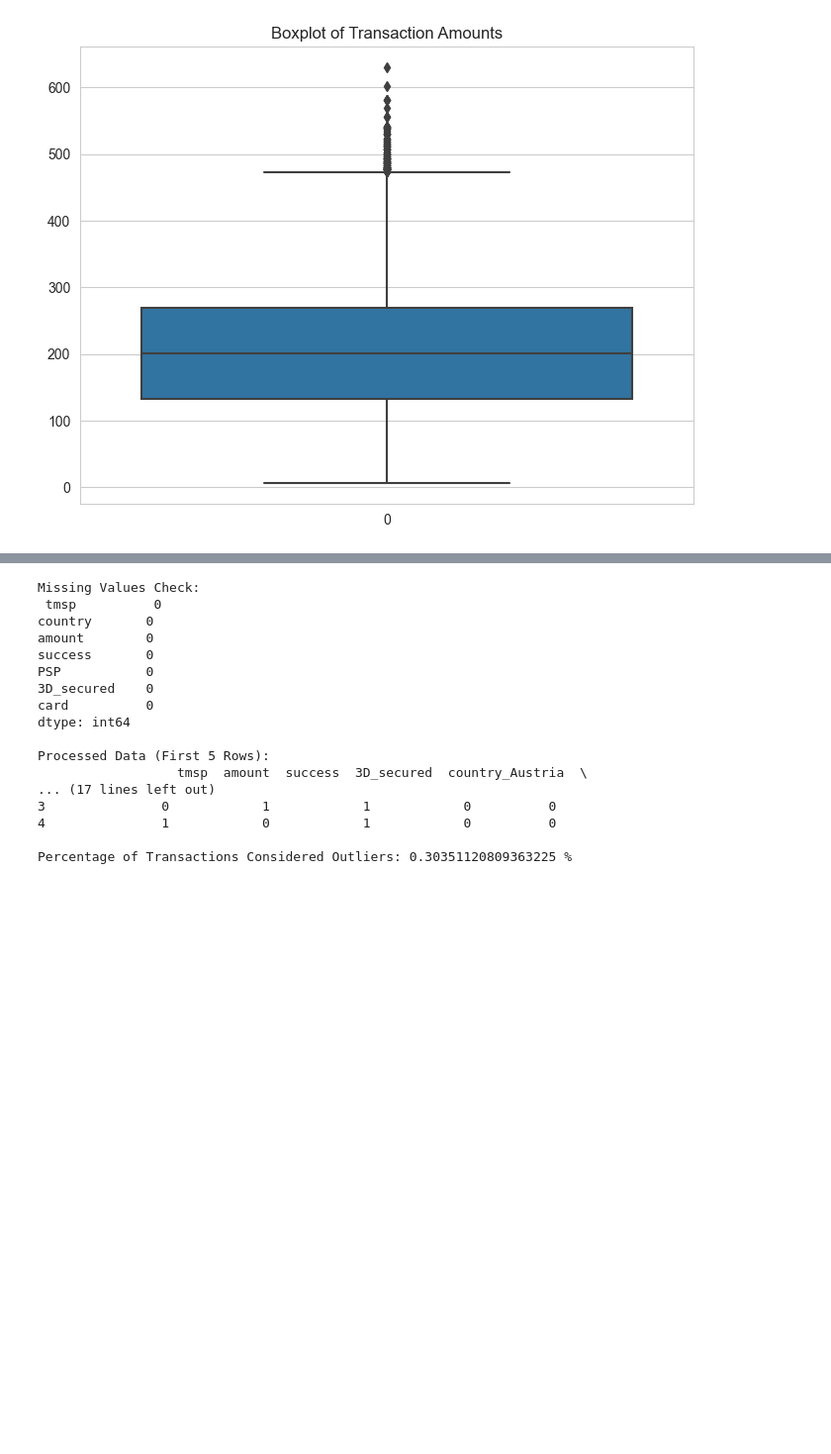
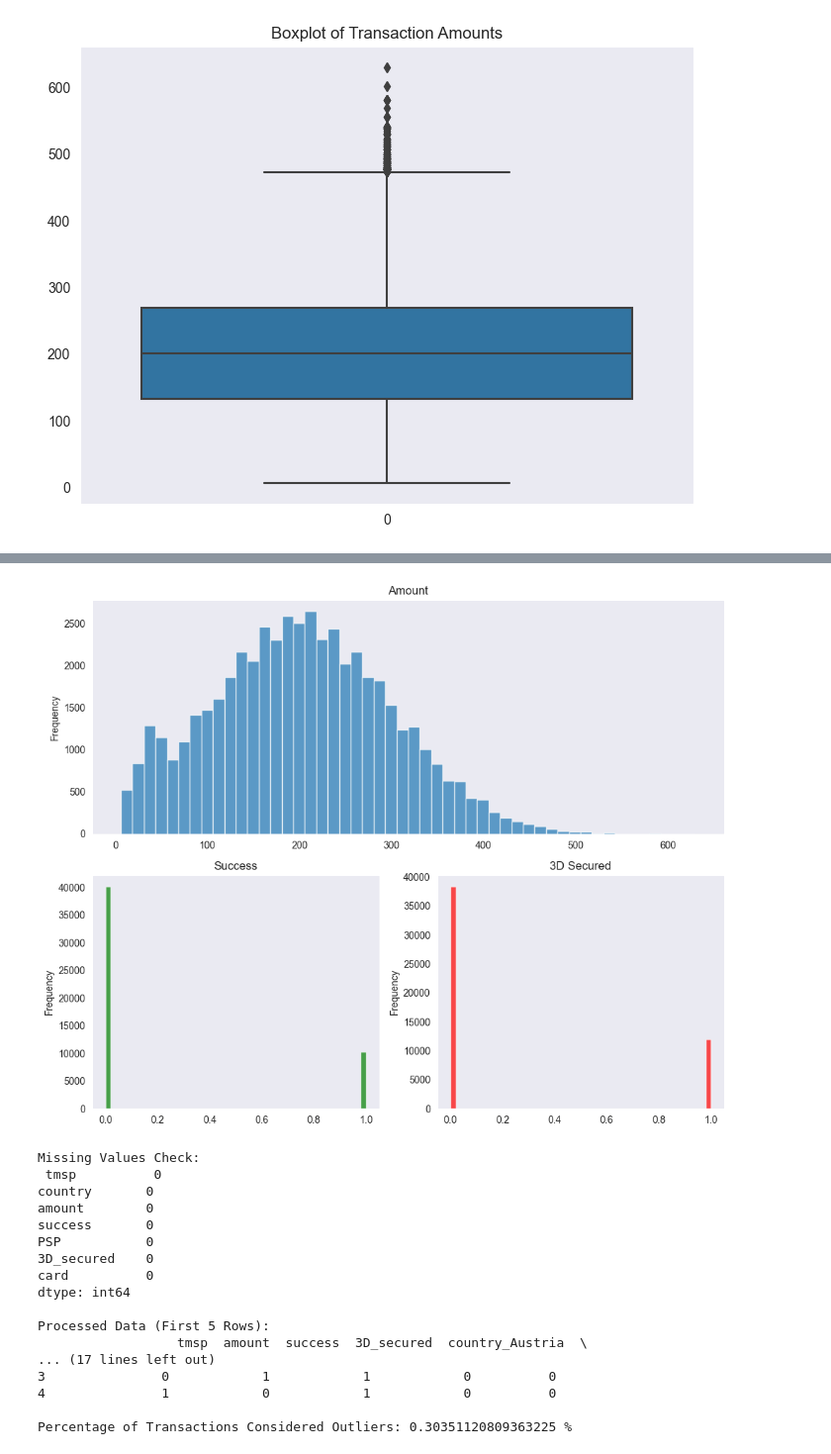
Before and after one commit to ayush1330/Credit_Card_Routing_for_Online_Purchase, a Jupyter notebook: rough_case_study.ipynb, the cells around one changed output, grey strips where cells are left out. Shown at 99% size. Cells and saved outputs as stored; diff of their text form; code cells hidden in the pictures; blank space fills up the shorter version.

```diff
--- a/rough_case_study.ipynb
+++ b/rough_case_study.ipynb
@@ -59,3 +89,36 @@ Name: card, dtype: int64
+# %%
+import seaborn as sns
+import matplotlib.pyplot as plt
+
+# Setting up the visualization style
+sns.set_style("dark")
+
+# Creating a grid of subplots
+fig = plt.figure(figsize=(10, 8))
+
+# Creating axes for 'amount' histogram that spans entire width at the top
+ax1 = fig.add_subplot(2, 1, 1)
+ax1.hist(data['amount'], bins=50, alpha=0.7)
+ax1.set_title('Amount')
+ax1.set_ylabel('Frequency')
+
+# Creating axes for 'success' histogram on the bottom-left
+ax2 = fig.add_subplot(2, 2, 3)
+ax2.hist(data['success'], bins=50, color='green', alpha=0.7)
+ax2.set_title('Success')
+ax2.set_ylabel('Frequency')
+
+# Creating axes for '3D_secured' histogram on the bottom-right
+ax3 = fig.add_subplot(2, 2, 4)
+ax3.hist(data['3D_secured'], bins=50, color='red', alpha=0.7)
+ax3.set_title('3D Secured')
+ax3.set_ylabel('Frequency')
+
+# Adjusting the layout
+plt.tight_layout()
+plt.show()
+# %% [output]
+[figure, added]
 # %%
 # Drop the unnecessary first column
 data.drop(columns=["Unnamed: 0"], inplace=True)
```
Also changed, not shown: parts of 2 cells of this notebook, 1 other file.
